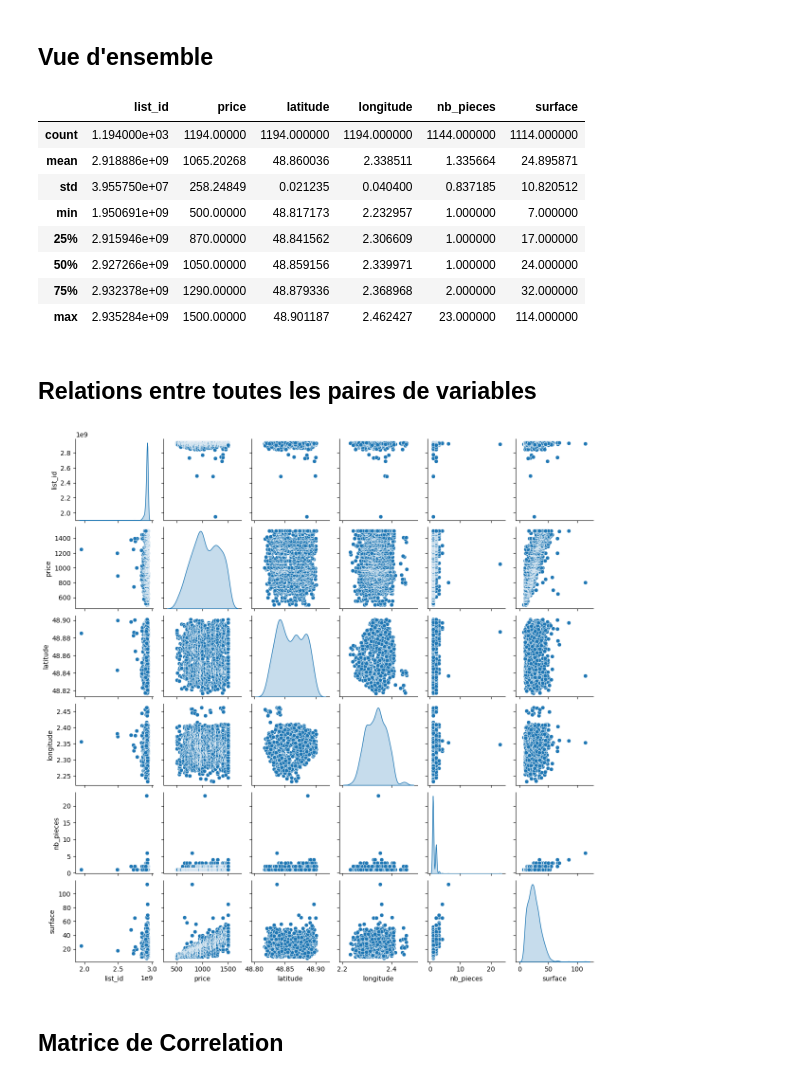
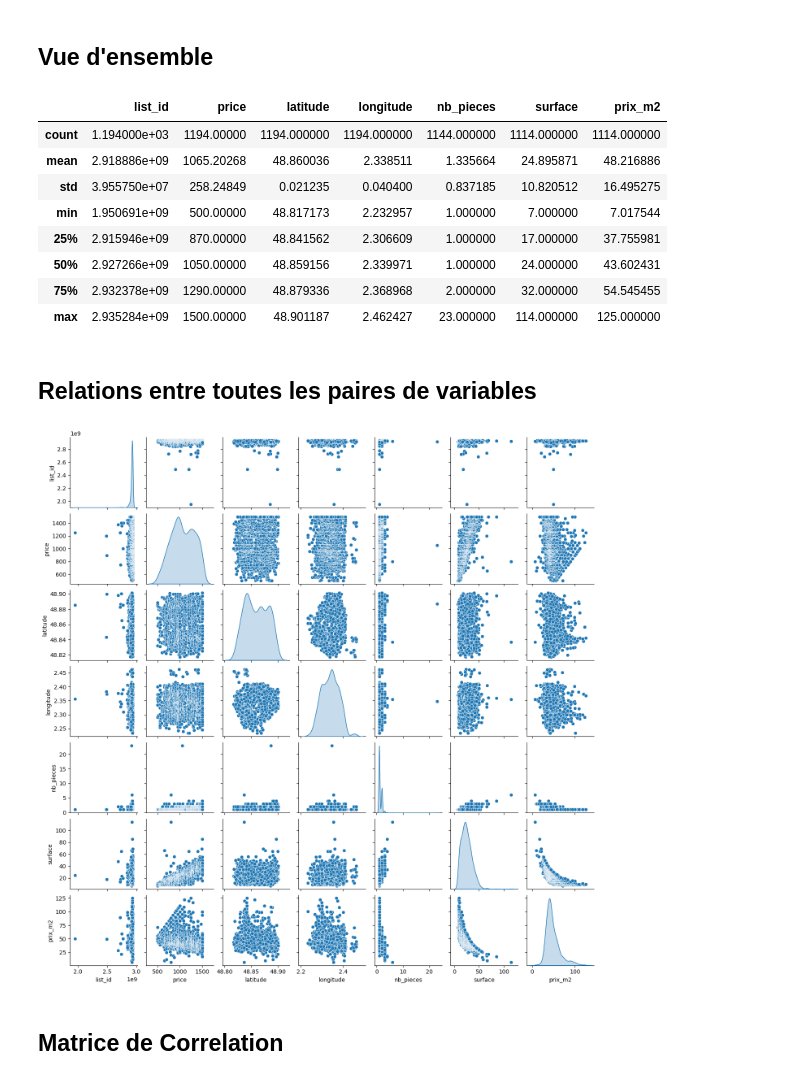
Before and after one commit to Pendigard/Paris-Real-Estate-Data, a Jupyter notebook: Emmanuel/visualisationLoyers.ipynb, the cells around one changed output. Saved outputs shown, nothing was run; the diff lists cells and outputs as text; code cells hidden in the pictures.

```diff
--- a/Emmanuel/visualisationLoyers.ipynb
+++ b/Emmanuel/visualisationLoyers.ipynb
@@ -14,24 +14,25 @@ from sklearn.cluster import KMeans
 ## Vue d'ensemble
 # %%
 data = pd.read_csv('../data/LoyersFinal.csv')
+data['prix_m2'] = data['price'] / data['surface']
 data.describe()
 # %% [output]
-|  | list_id | price | latitude | longitude | nb_pieces | surface |
-| count | 1.194000e+03 | 1194.00000 | 1194.000000 | 1194.000000 | 1144.000000 | 1114.000000 |
-| mean | 2.918886e+09 | 1065.20268 | 48.860036 | 2.338511 | 1.335664 | 24.895871 |
-| std | 3.955750e+07 | 258.24849 | 0.021235 | 0.040400 | 0.837185 | 10.820512 |
-| min | 1.950691e+09 | 500.00000 | 48.817173 | 2.232957 | 1.000000 | 7.000000 |
-| 25% | 2.915946e+09 | 870.00000 | 48.841562 | 2.306609 | 1.000000 | 17.000000 |
-| 50% | 2.927266e+09 | 1050.00000 | 48.859156 | 2.339971 | 1.000000 | 24.000000 |
-| 75% | 2.932378e+09 | 1290.00000 | 48.879336 | 2.368968 | 2.000000 | 32.000000 |
-| max | 2.935284e+09 | 1500.00000 | 48.901187 | 2.462427 | 23.000000 | 114.000000 |
+|  | list_id | price | latitude | longitude | nb_pieces | surface | prix_m2 |
+| count | 1.194000e+03 | 1194.00000 | 1194.000000 | 1194.000000 | 1144.000000 | 1114.000000 | 1114.000000 |
+| mean | 2.918886e+09 | 1065.20268 | 48.860036 | 2.338511 | 1.335664 | 24.895871 | 48.216886 |
+| std | 3.955750e+07 | 258.24849 | 0.021235 | 0.040400 | 0.837185 | 10.820512 | 16.495275 |
+| min | 1.950691e+09 | 500.00000 | 48.817173 | 2.232957 | 1.000000 | 7.000000 | 7.017544 |
+| 25% | 2.915946e+09 | 870.00000 | 48.841562 | 2.306609 | 1.000000 | 17.000000 | 37.755981 |
+| 50% | 2.927266e+09 | 1050.00000 | 48.859156 | 2.339971 | 1.000000 | 24.000000 | 43.602431 |
+| 75% | 2.932378e+09 | 1290.00000 | 48.879336 | 2.368968 | 2.000000 | 32.000000 | 54.545455 |
+| max | 2.935284e+09 | 1500.00000 | 48.901187 | 2.462427 | 23.000000 | 114.000000 | 125.000000 |
 # %% [markdown]
 ## Relations entre toutes les paires de variables
 # %%
 sns.pairplot(data, diag_kind="kde", height=2)  # "kde" pour un histogramme lissé
 plt.show()
 # %% [output]
-[figure, old version]
+[figure, new version]
 # %% [markdown]
 ## Matrice de Correlation
 # %%
```
Also changed, not shown: parts of 13 cells of this notebook, 3 other files.
